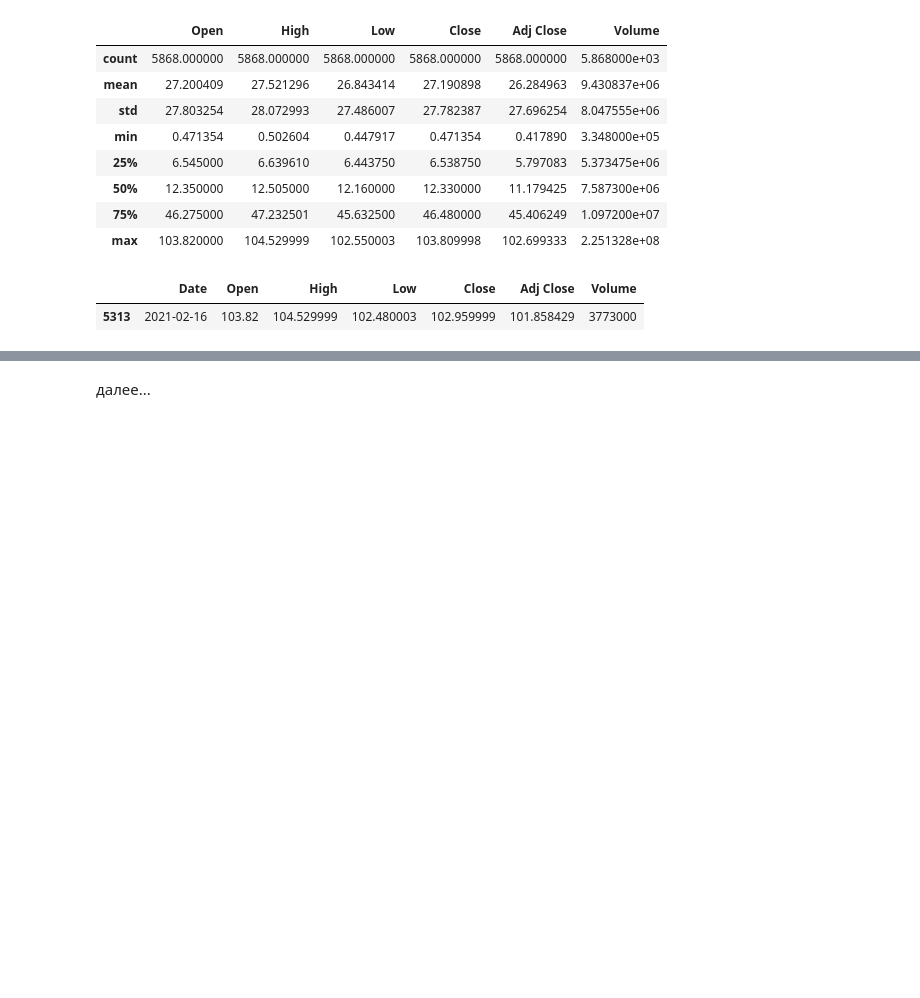
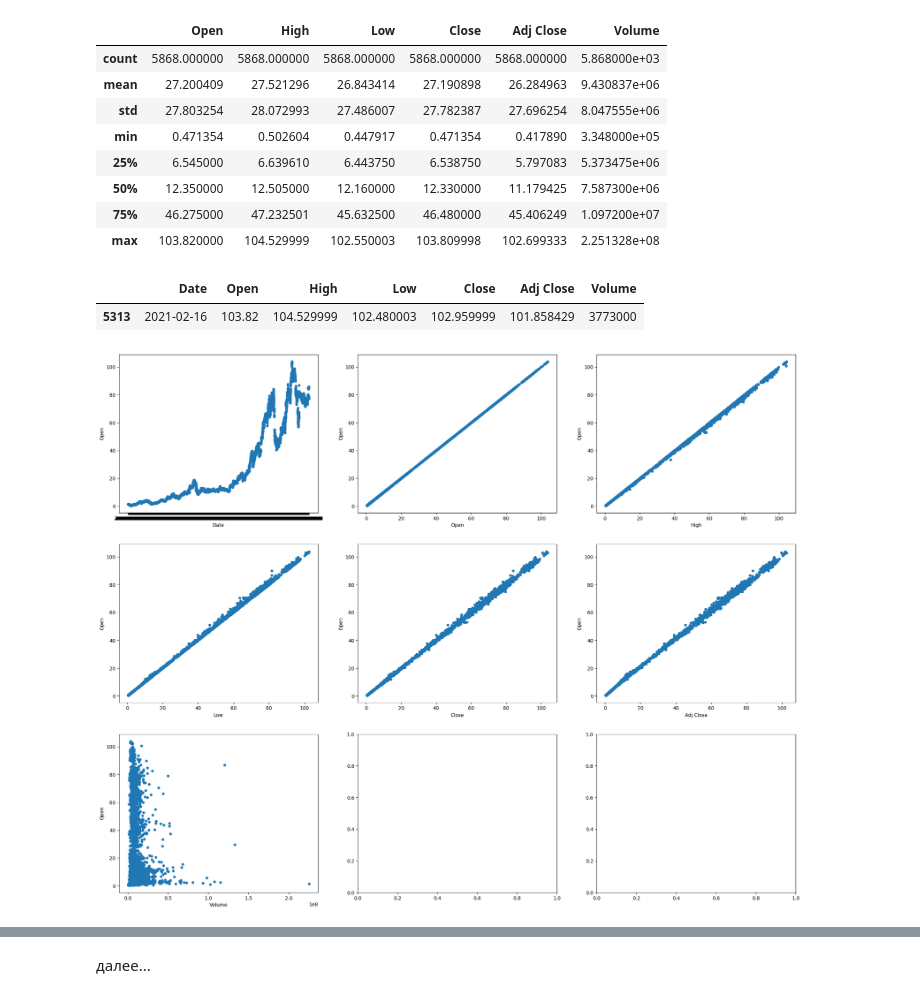
Before and after one commit to aelante/itmo_ml_course, a Jupyter notebook: ML_course_Latypova_task01.ipynb, the cells around one changed output, grey strips where cells are left out. Saved outputs shown, nothing was run; the diff lists cells and outputs as text; code cells hidden in the pictures; blank space fills up the shorter version.

```diff
--- a/ML_course_Latypova_task01.ipynb
+++ b/ML_course_Latypova_task01.ipynb
@@ -87,3 +105,9 @@ data_games[data_games['Open'] == data_games['Open'].max()]
 # %% [output]
 |  | Date | Open | High | Low | Close | Adj Close | Volume |
 | 5313 | 2021-02-16 | 103.82 | 104.529999 | 102.480003 | 102.959999 | 101.858429 | 3773000 |
+# %%
+fig, axes = plt.subplots(nrows=3, ncols=3, figsize=(25, 20))
+for idx, feature in enumerate(data_games.columns):
+    data_games.plot(feature, "Open", subplots=True, kind="scatter", ax=axes[idx // 3, idx % 3])
+# %% [output]
+[figure, added]
```
Also changed, not shown: parts of 5 cells of this notebook.
